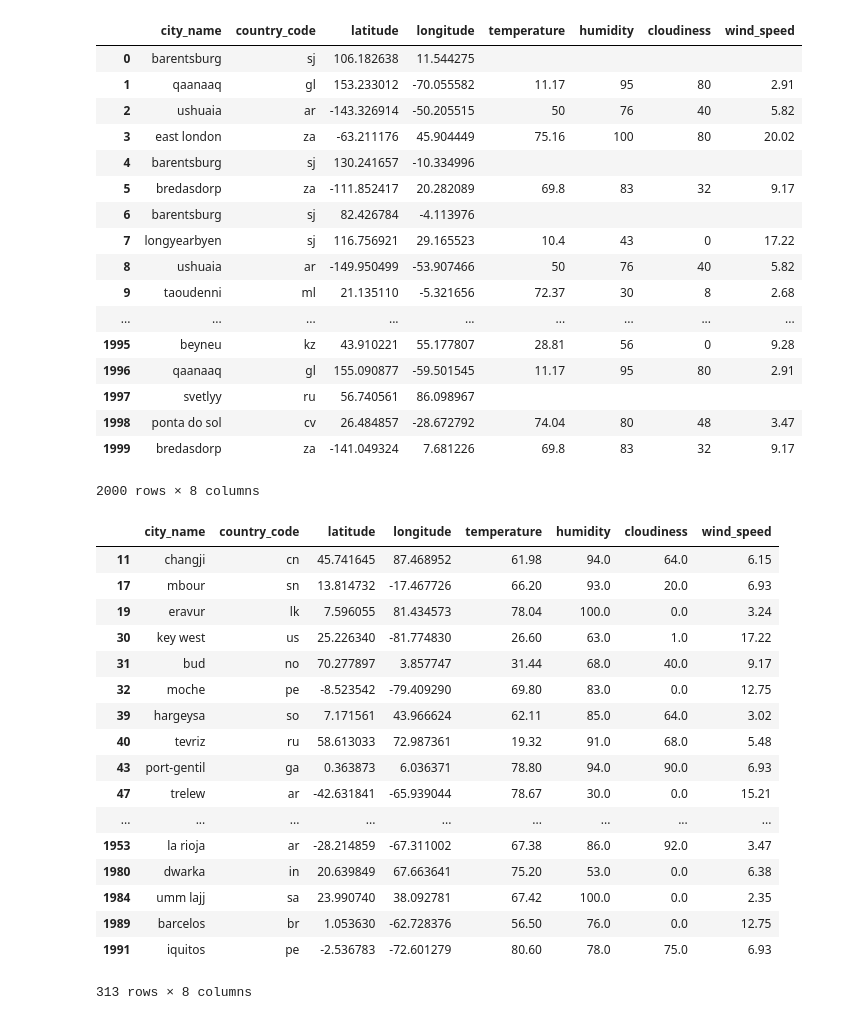
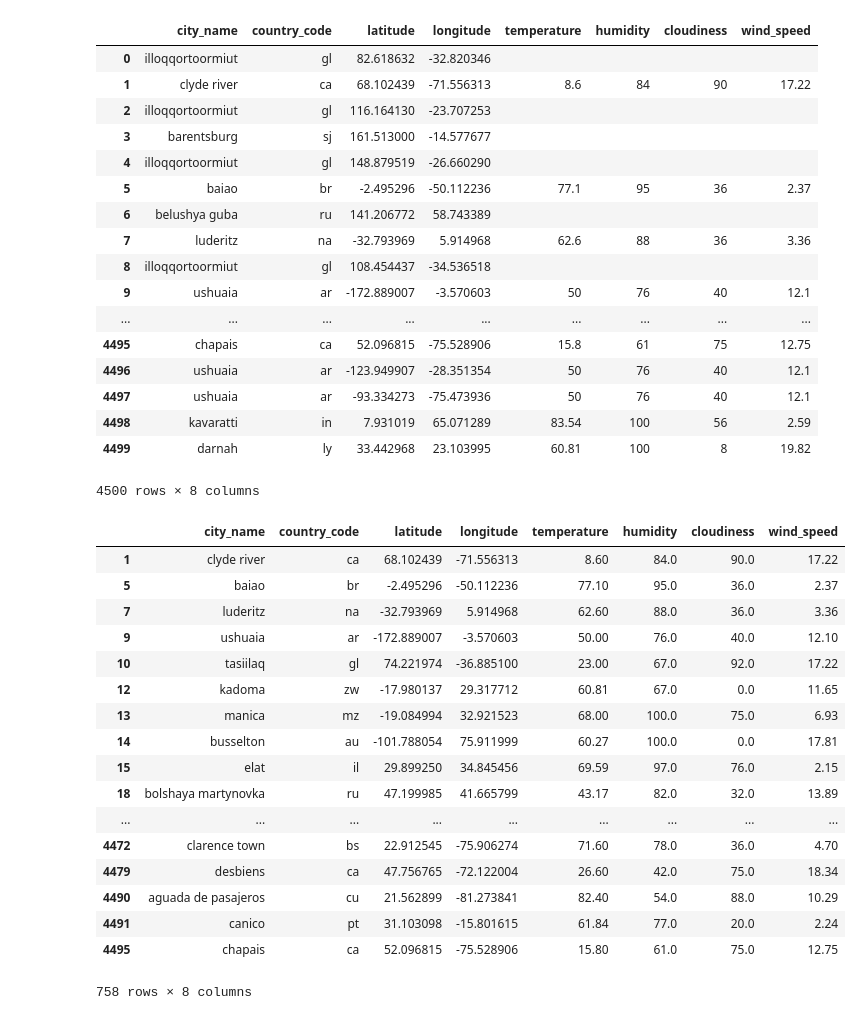
Before and after one commit to ENGRMike/OpenWeatherAPI, a Jupyter notebook: WeatherPy.ipynb, the cells around one changed output. Cells and saved outputs as stored; diff of their text form; code cells hidden in the pictures.

```diff
--- a/WeatherPy.ipynb
+++ b/WeatherPy.ipynb
@@ -8,7 +8,7 @@ import matplotlib.pyplot as plt
 
 from API_Key import API_Key
 # %%
-num_of_cities = 2000
+num_of_cities = 4500
 latitude = np.random.uniform(-90,90, size = num_of_cities)
 longitude = np.random.uniform(-180,180,size = num_of_cities)
 coord = pd.DataFrame(latitude, longitude)
@@ -63,47 +63,47 @@ for index, row in cities_df.iterrows():
 cities_df
 # %% [output]
 |  | city_name | country_code | latitude | longitude | temperature | humidity | cloudiness | wind_speed |
-| 0 | barentsburg | sj | 106.182638 | 11.544275 |  |  |  |  |
-| 1 | qaanaaq | gl | 153.233012 | -70.055582 | 11.17 | 95 | 80 | 2.91 |
-| 2 | ushuaia | ar | -143.326914 | -50.205515 | 50 | 76 | 40 | 5.82 |
-| 3 | east london | za | -63.211176 | 45.904449 | 75.16 | 100 | 80 | 20.02 |
-| 4 | barentsburg | sj | 130.241657 | -10.334996 |  |  |  |  |
-| 5 | bredasdorp | za | -111.852417 | 20.282089 | 69.8 | 83 | 32 | 9.17 |
-| 6 | barentsburg | sj | 82.426784 | -4.113976 |  |  |  |  |
-| 7 | longyearbyen | sj | 116.756921 | 29.165523 | 10.4 | 43 | 0 | 17.22 |
-| 8 | ushuaia | ar | -149.950499 | -53.907466 | 50 | 76 | 40 | 5.82 |
-| 9 | taoudenni | ml | 21.135110 | -5.321656 | 72.37 | 30 | 8 | 2.68 |
+| 0 | illoqqortoormiut | gl | 82.618632 | -32.820346 |  |  |  |  |
+| 1 | clyde river | ca | 68.102439 | -71.556313 | 8.6 | 84 | 90 | 17.22 |
+| 2 | illoqqortoormiut | gl | 116.164130 | -23.707253 |  |  |  |  |
+| 3 | barentsburg | sj | 161.513000 | -14.577677 |  |  |  |  |
+| 4 | illoqqortoormiut | gl | 148.879519 | -26.660290 |  |  |  |  |
+| 5 | baiao | br | -2.495296 | -50.112236 | 77.1 | 95 | 36 | 2.37 |
+| 6 | belushya guba | ru | 141.206772 | 58.743389 |  |  |  |  |
+| 7 | luderitz | na | -32.793969 | 5.914968 | 62.6 | 88 | 36 | 3.36 |
+| 8 | illoqqortoormiut | gl | 108.454437 | -34.536518 |  |  |  |  |
+| 9 | ushuaia | ar | -172.889007 | -3.570603 | 50 | 76 | 40 | 12.1 |
 | ... | ... | ... | ... | ... | ... | ... | ... | ... |
-| 1995 | beyneu | kz | 43.910221 | 55.177807 | 28.81 | 56 | 0 | 9.28 |
-| 1996 | qaanaaq | gl | 155.090877 | -59.501545 | 11.17 | 95 | 80 | 2.91 |
-| 1997 | svetlyy | ru | 56.740561 | 86.098967 |  |  |  |  |
-| 1998 | ponta do sol | cv | 26.484857 | -28.672792 | 74.04 | 80 | 48 | 3.47 |
-| 1999 | bredasdorp | za | -141.049324 | 7.681226 | 69.8 | 83 | 32 | 9.17 |
+| 4495 | chapais | ca | 52.096815 | -75.528906 | 15.8 | 61 | 75 | 12.75 |
+| 4496 | ushuaia | ar | -123.949907 | -28.351354 | 50 | 76 | 40 | 12.1 |
+| 4497 | ushuaia | ar | -93.334273 | -75.473936 | 50 | 76 | 40 | 12.1 |
+| 4498 | kavaratti | in | 7.931019 | 65.071289 | 83.54 | 100 | 56 | 2.59 |
+| 4499 | darnah | ly | 33.442968 | 23.103995 | 60.81 | 100 | 8 | 19.82 |
-2000 rows × 8 columns
+4500 rows × 8 columns
 # %%
 cities_df.replace('', np.nan, inplace= True)
-cities_df = cities_df.drop_duplicates(subset=['city_name','country_code'], keep=False)
+cities_df = cities_df.drop_duplicates(subset=['city_name','country_code'], keep='first')
 cities_df = cities_df.dropna()
 cities_df
 # %% [output]
 |  | city_name | country_code | latitude | longitude | temperature | humidity | cloudiness | wind_speed |
-| 11 | changji | cn | 45.741645 | 87.468952 | 61.98 | 94.0 | 64.0 | 6.15 |
-| 17 | mbour | sn | 13.814732 | -17.467726 | 66.20 | 93.0 | 20.0 | 6.93 |
-| 19 | eravur | lk | 7.596055 | 81.434573 | 78.04 | 100.0 | 0.0 | 3.24 |
-| 30 | key west | us | 25.226340 | -81.774830 | 26.60 | 63.0 | 1.0 | 17.22 |
-| 31 | bud | no | 70.277897 | 3.857747 | 31.44 | 68.0 | 40.0 | 9.17 |
-| 32 | moche | pe | -8.523542 | -79.409290 | 69.80 | 83.0 | 0.0 | 12.75 |
-| 39 | hargeysa | so | 7.171561 | 43.966624 | 62.11 | 85.0 | 64.0 | 3.02 |
-| 40 | tevriz | ru | 58.613033 | 72.987361 | 19.32 | 91.0 | 68.0 | 5.48 |
-| 43 | port-gentil | ga | 0.363873 | 6.036371 | 78.80 | 94.0 | 90.0 | 6.93 |
-| 47 | trelew | ar | -42.631841 | -65.939044 | 78.67 | 30.0 | 0.0 | 15.21 |
+| 1 | clyde river | ca | 68.102439 | -71.556313 | 8.60 | 84.0 | 90.0 | 17.22 |
+| 5 | baiao | br | -2.495296 | -50.112236 | 77.10 | 95.0 | 36.0 | 2.37 |
+| 7 | luderitz | na | -32.793969 | 5.914968 | 62.60 | 88.0 | 36.0 | 3.36 |
+| 9 | ushuaia | ar | -172.889007 | -3.570603 | 50.00 | 76.0 | 40.0 | 12.10 |
+| 10 | tasiilaq | gl | 74.221974 | -36.885100 | 23.00 | 67.0 | 92.0 | 17.22 |
+| 12 | kadoma | zw | -17.980137 | 29.317712 | 60.81 | 67.0 | 0.0 | 11.65 |
+| 13 | manica | mz | -19.084994 | 32.921523 | 68.00 | 100.0 | 75.0 | 6.93 |
+| 14 | busselton | au | -101.788054 | 75.911999 | 60.27 | 100.0 | 0.0 | 17.81 |
+| 15 | elat | il | 29.899250 | 34.845456 | 69.59 | 97.0 | 76.0 | 2.15 |
+| 18 | bolshaya martynovka | ru | 47.199985 | 41.665799 | 43.17 | 82.0 | 32.0 | 13.89 |
 | ... | ... | ... | ... | ... | ... | ... | ... | ... |
-| 1953 | la rioja | ar | -28.214859 | -67.311002 | 67.38 | 86.0 | 92.0 | 3.47 |
-| 1980 | dwarka | in | 20.639849 | 67.663641 | 75.20 | 53.0 | 0.0 | 6.38 |
-| 1984 | umm lajj | sa | 23.990740 | 38.092781 | 67.42 | 100.0 | 0.0 | 2.35 |
-| 1989 | barcelos | br | 1.053630 | -62.728376 | 56.50 | 76.0 | 0.0 | 12.75 |
-| 1991 | iquitos | pe | -2.536783 | -72.601279 | 80.60 | 78.0 | 75.0 | 6.93 |
+| 4472 | clarence town | bs | 22.912545 | -75.906274 | 71.60 | 78.0 | 36.0 | 4.70 |
+| 4479 | desbiens | ca | 47.756765 | -72.122004 | 26.60 | 42.0 | 75.0 | 18.34 |
+| 4490 | aguada de pasajeros | cu | 21.562899 | -81.273841 | 82.40 | 54.0 | 88.0 | 10.29 |
+| 4491 | canico | pt | 31.103098 | -15.801615 | 61.84 | 77.0 | 20.0 | 2.24 |
+| 4495 | chapais | ca | 52.096815 | -75.528906 | 15.80 | 61.0 | 75.0 | 12.75 |
-313 rows × 8 columns
+758 rows × 8 columns
 # %%
 x_axis = cities_df['latitude']
 y_temp_axis = cities_df['temperature']
```
Also changed, not shown: parts of 4 cells of this notebook, 5 other files.
